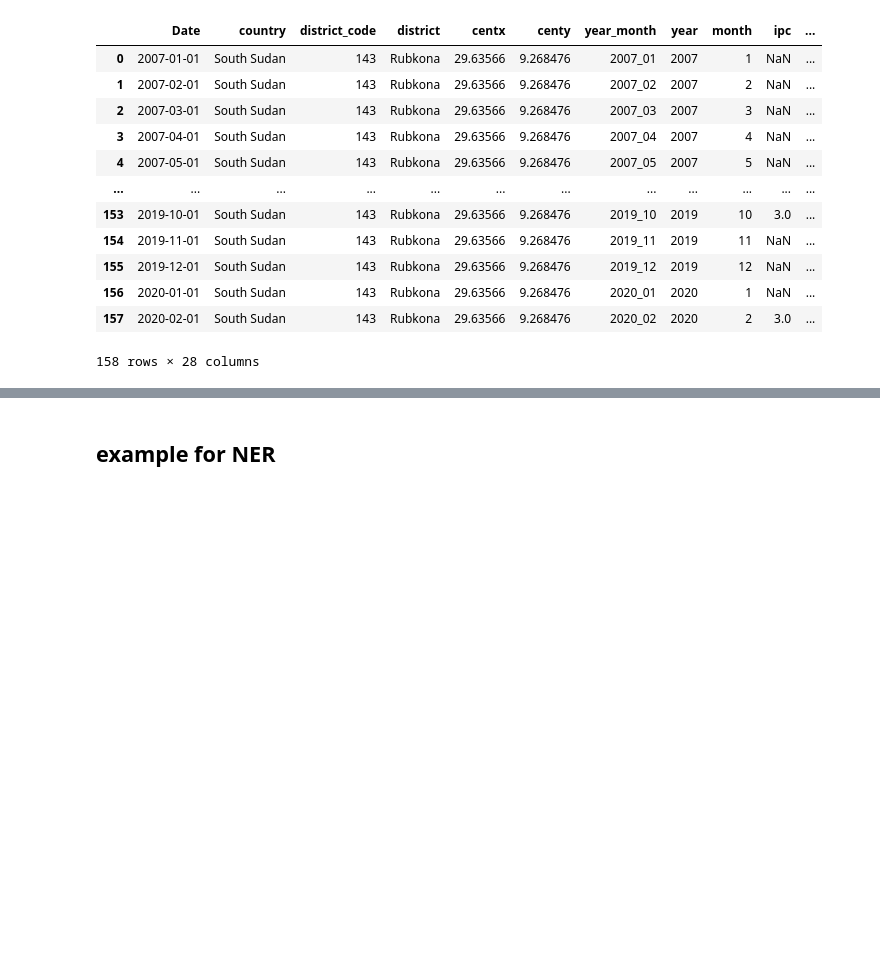
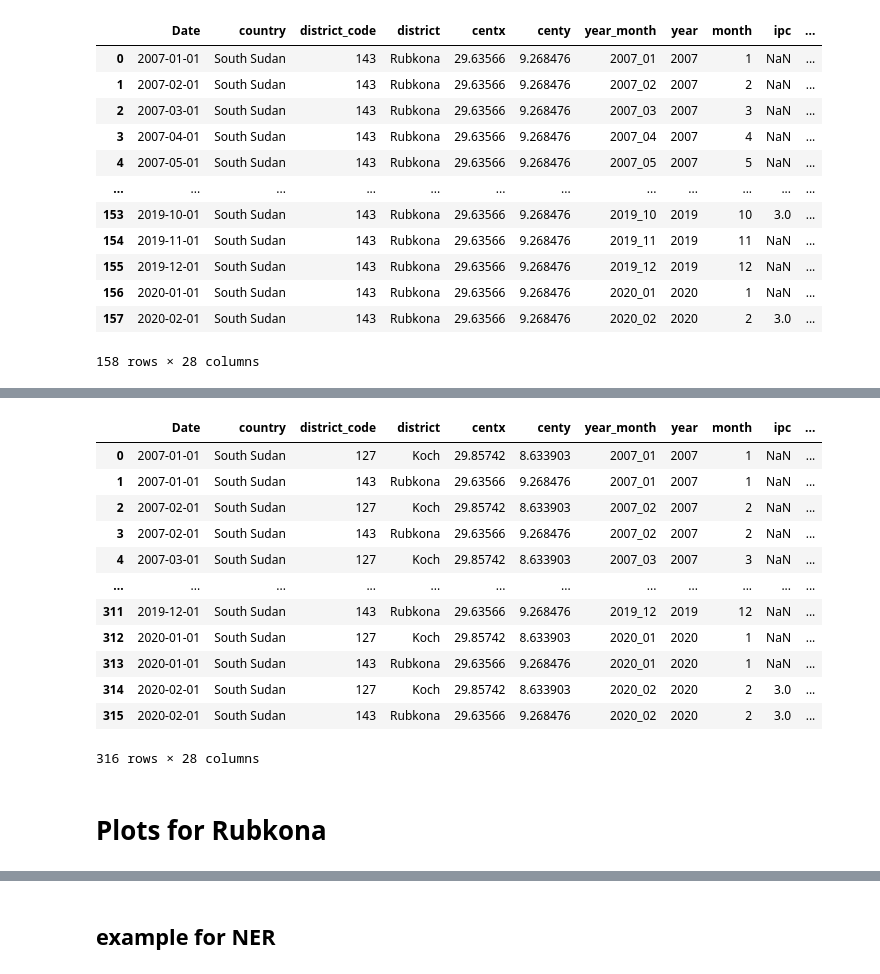
Before and after one commit to Joeryy/JBG060-DC3-23-24-group-2, a Jupyter notebook: named_entity_recognition.ipynb, the cells around one changed output, grey strips where cells are left out. Cells and saved outputs as stored; diff of their text form; code cells hidden in the pictures; blank space fills up the shorter version.

```diff
--- a/named_entity_recognition.ipynb
+++ b/named_entity_recognition.ipynb
@@ -248,0 +260,20 @@ df_dates.to_csv('data/merged_df_for_causality.csv', index = False)
+# %%
+df = pd.read_csv('data/articles_handlabeled_v2_cleaned.csv', parse_dates=['date'])
+df_conflict = df[df['Conflict'] > 0]
+df_conflict = df_conflict[df['location_final'] != 'Unity State']
+
+df_conflict['date'] = df_conflict['date'].dt.to_period('M').dt.to_timestamp() # change to monthly date
+
+# Group by 'date' and 'Conflict' rating and count the number of articles
+grouped = df_conflict.groupby(['date', 'Conflict', 'location_final']).size().reset_index(name='Count')
+
+# Pivot the table to have ratings as columns
+pivot_table = grouped.pivot(index=['date','location_final'], columns='Conflict', values='Count').fillna(0)
+# Reset index to have 'date' as a regular column
+pivot_table.reset_index(inplace=True)
+
+
+pivot_table = pivot_table.rename({1:'conflict_1#', 2:'conflict_2#'}, axis=1)
+pivot_table['total_conflict#'] = pivot_table['conflict_1#'] + pivot_table['conflict_2#']
+
+pivot_table
@@ -248,0 +316,31 @@ df_dates.to_csv('data/merged_df_for_causality.csv', index = False)
+# %%
+# Generate a date range from '2012-01-01' to '2020-04-01' with a frequency of 1 month
+date_range = pd.date_range(start='2007-01-01', end='2020-02-01', freq='MS')
+# Create a DataFrame with a single column 'Date'
+df_dates = pd.DataFrame({'Date': date_range})
+
+
+# Display the DataFrame
+df_dates = df_dates.merge(ipc_scores_df, left_on='Date', right_on='date', how='left')
+df_dates = df_dates.merge(pivot_table, left_on=['Date','district'], right_on=['date','location_final'], how='left')
+df_dates = df_dates.drop(['date_x', 'date_y', 'location_final'], axis =1)
+
+
+df_dates['total_conflict#'].fillna(0, inplace=True)
+df_dates['conflict_2#'].fillna(0, inplace=True)
+df_dates['conflict_1#'].fillna(0, inplace=True)
+df_dates
+# %% [output]
+|  | Date | country | district_code | district | centx | centy | year_month | year | month | ipc | ... |
+| 0 | 2007-01-01 | South Sudan | 127 | Koch | 29.85742 | 8.633903 | 2007_01 | 2007 | 1 | NaN | ... |
+| 1 | 2007-01-01 | South Sudan | 143 | Rubkona | 29.63566 | 9.268476 | 2007_01 | 2007 | 1 | NaN | ... |
+| 2 | 2007-02-01 | South Sudan | 127 | Koch | 29.85742 | 8.633903 | 2007_02 | 2007 | 2 | NaN | ... |
+| 3 | 2007-02-01 | South Sudan | 143 | Rubkona | 29.63566 | 9.268476 | 2007_02 | 2007 | 2 | NaN | ... |
+| 4 | 2007-03-01 | South Sudan | 127 | Koch | 29.85742 | 8.633903 | 2007_03 | 2007 | 3 | NaN | ... |
+| ... | ... | ... | ... | ... | ... | ... | ... | ... | ... | ... | ... |
+| 311 | 2019-12-01 | South Sudan | 143 | Rubkona | 29.63566 | 9.268476 | 2019_12 | 2019 | 12 | NaN | ... |
+| 312 | 2020-01-01 | South Sudan | 127 | Koch | 29.85742 | 8.633903 | 2020_01 | 2020 | 1 | NaN | ... |
+| 313 | 2020-01-01 | South Sudan | 143 | Rubkona | 29.63566 | 9.268476 | 2020_01 | 2020 | 1 | NaN | ... |
+| 314 | 2020-02-01 | South Sudan | 127 | Koch | 29.85742 | 8.633903 | 2020_02 | 2020 | 2 | 3.0 | ... |
+| 315 | 2020-02-01 | South Sudan | 143 | Rubkona | 29.63566 | 9.268476 | 2020_02 | 2020 | 2 | 3.0 | ... |
+316 rows × 28 columns
@@ -248,0 +349,2 @@ df_dates.to_csv('data/merged_df_for_causality.csv', index = False)
+# %% [markdown]
+# Plots for Rubkona
```
Also changed, not shown: parts of 18 cells of this notebook.
